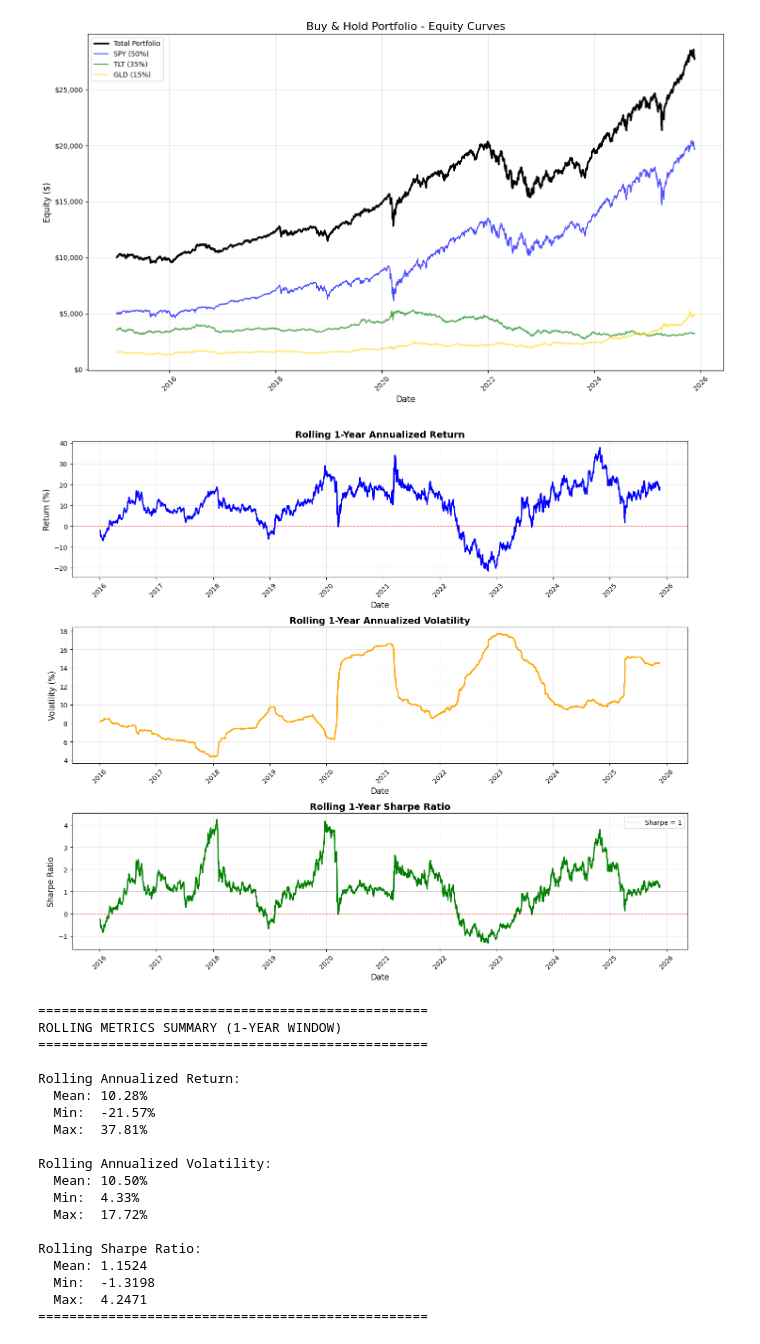
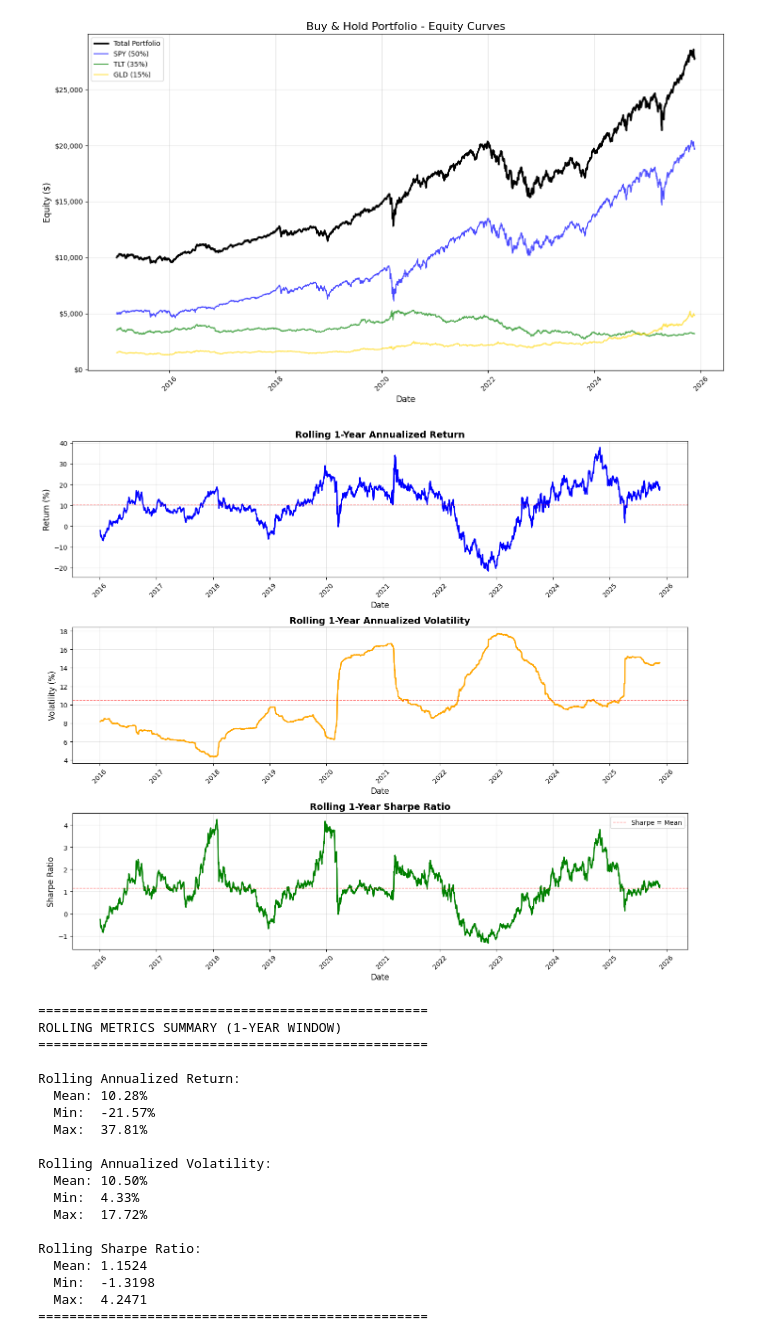
Before and after one commit to BlazOrsos/quant-journey, a Jupyter notebook: research/rph/rph_1_buy_and_hold.ipynb, the cells around one changed output. Cells and saved outputs as stored; diff of their text form; code cells hidden in the pictures.

```diff
--- a/research/rph/rph_1_buy_and_hold.ipynb
+++ b/research/rph/rph_1_buy_and_hold.ipynb
@@ -288,7 +288,7 @@ fig, axes = plt.subplots(3, 1, figsize=(14, 12))
 
 # 1. Rolling 1-Year Annualized Return
 axes[0].plot(rolling_return.index, rolling_return * 100, linewidth=2, color='blue')
-axes[0].axhline(y=0, color='red', linestyle='--', linewidth=1, alpha=0.5)
+axes[0].axhline(y=rolling_return.mean() * 100, color='red', linestyle='--', linewidth=1, alpha=0.5, label='Return = Mean')
 axes[0].set_title('Rolling 1-Year Annualized Return', fontsize=14, fontweight='bold')
 axes[0].set_ylabel('Return (%)', fontsize=12)
 axes[0].grid(True, alpha=0.3)
@@ -296,6 +296,7 @@ axes[0].set_xlabel('Date', fontsize=12)
 
 # 2. Rolling 1-Year Annualized Volatility
 axes[1].plot(rolling_volatility.index, rolling_volatility * 100, linewidth=2, color='orange')
+axes[1].axhline(y=rolling_volatility.mean() * 100, color='red', linestyle='--', linewidth=1, alpha=0.5, label='Volatility = Mean')
 axes[1].set_title('Rolling 1-Year Annualized Volatility', fontsize=14, fontweight='bold')
 axes[1].set_ylabel('Volatility (%)', fontsize=12)
 axes[1].grid(True, alpha=0.3)
@@ -303,42 +304,41 @@ axes[1].set_xlabel('Date', fontsize=12)
 
 # 3. Rolling 1-Year Sharpe Ratio
 axes[2].plot(rolling_sharpe.index, rolling_sharpe, linewidth=2, color='green')
-axes[2].axhline(y=0, color='red', linestyle='--', linewidth=1, alpha=0.5)
-axes[2].axhline(y=1, color='gray', linestyle='--', linewidth=1, alpha=0.5, label='Sharpe = 1')
+axes[2].axhline(y=rolling_sharpe.mean(), color='red', linestyle='--', linewidth=1, alpha=0.5, label='Sharpe = Mean')
 axes[2].set_title('Rolling 1-Year Sharpe Ratio', fontsize=14, fontweight='bold')
 axes[2].set_ylabel('Sharpe Ratio', fontsize=12)
 axes[2].grid(True, alpha=0.3)
 axes[2].set_xlabel('Date', fontsize=12)
 axes[2].legend(loc='best', fontsize=10)
 
 # Format x-axis for all subplots
 for ax in axes:
     ax.tick_params(axis='x', rotation=45)
 
 plt.tight_layout()
 plt.show()
 
 # Print summary statistics for rolling metrics
 print("\n" + "=" * 50)
 print("ROLLING METRICS SUMMARY (1-YEAR WINDOW)")
 print("=" * 50)
 print("\nRolling Annualized Return:")
 print(f"  Mean: {rolling_return.mean():.2%}")
 print(f"  Min:  {rolling_return.min():.2%}")
 print(f"  Max:  {rolling_return.max():.2%}")
 
 print("\nRolling Annualized Volatility:")
 print(f"  Mean: {rolling_volatility.mean():.2%}")
 print(f"  Min:  {rolling_volatility.min():.2%}")
 print(f"  Max:  {rolling_volatility.max():.2%}")
 
 print("\nRolling Sharpe Ratio:")
 print(f"  Mean: {rolling_sharpe.mean():.4f}")
 print(f"  Min:  {rolling_sharpe.min():.4f}")
 print(f"  Max:  {rolling_sharpe.max():.4f}")
 print("=" * 50)
 # %% [output]
-[figure, old version]
+[figure, new version]
 ==================================================
 ROLLING METRICS SUMMARY (1-YEAR WINDOW)
 ==================================================
```
